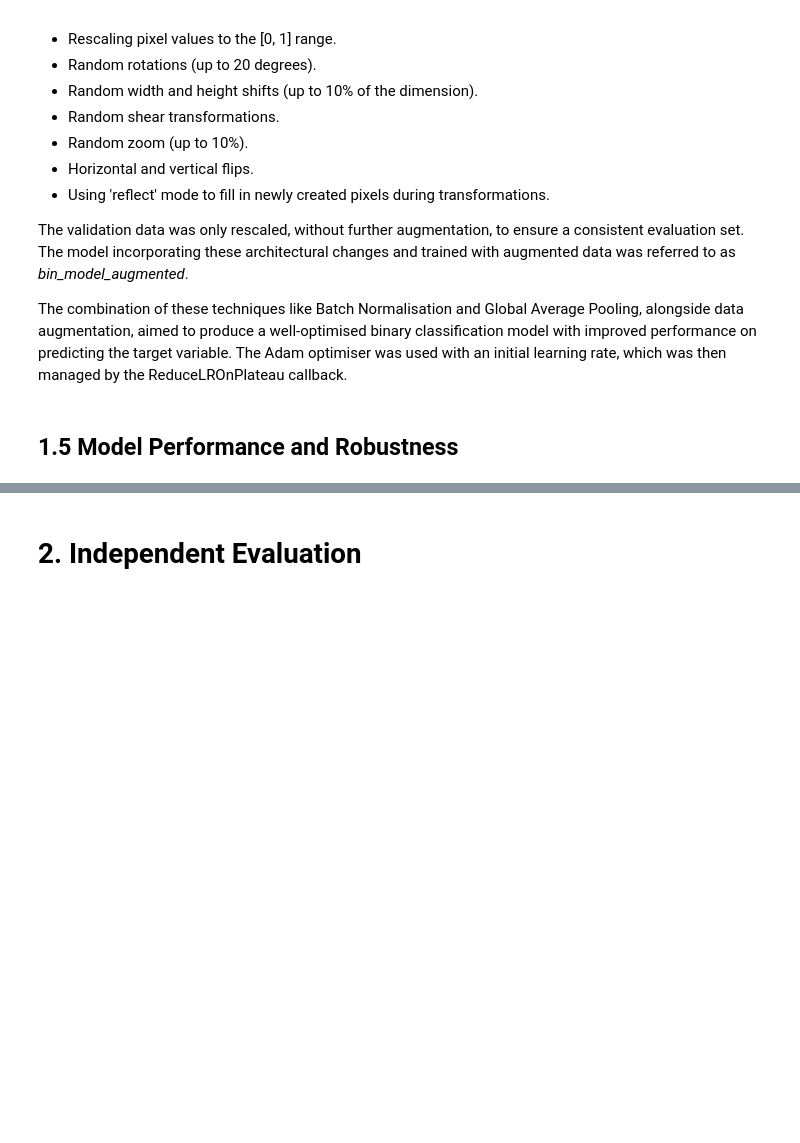
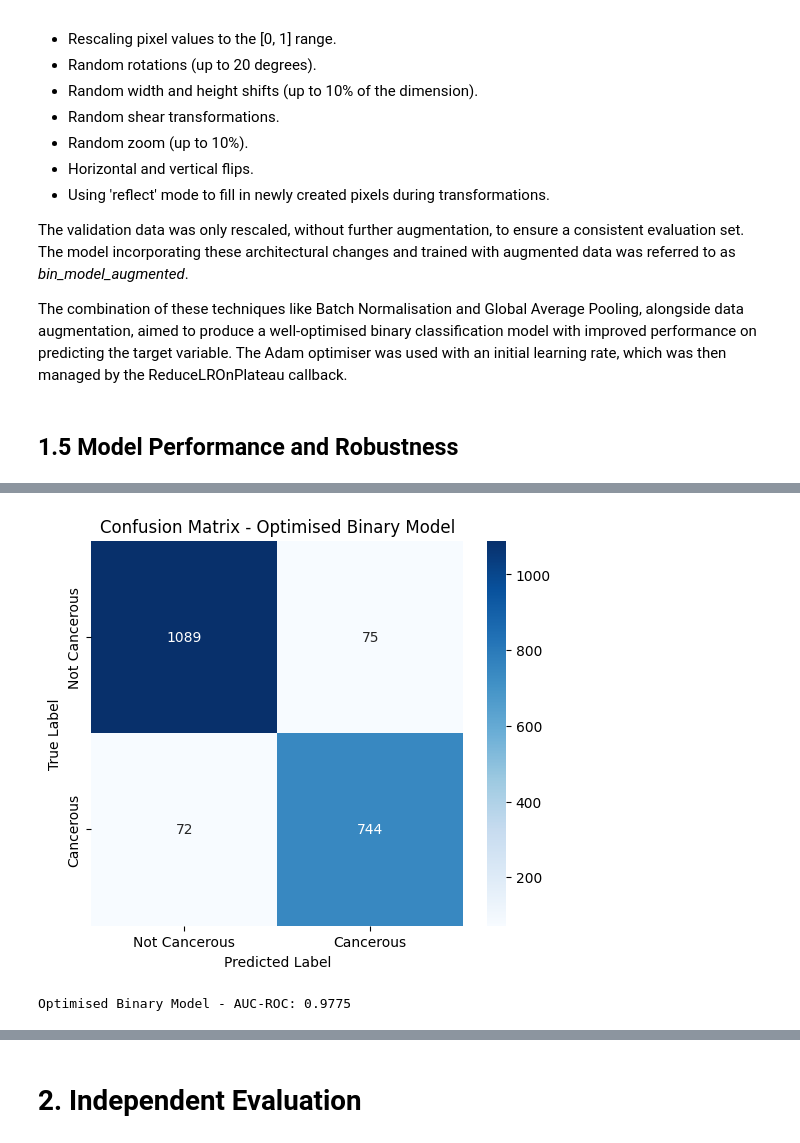
Before and after one commit to Colossus08/ML-Assignment-2, a Jupyter notebook: ML_Assignment_2.ipynb, the cells around one changed output, grey strips where cells are left out. Saved outputs shown, nothing was run; the diff lists cells and outputs as text; code cells hidden in the pictures; blank space fills up the shorter version.

```diff
--- a/ML_Assignment_2.ipynb
+++ b/ML_Assignment_2.ipynb
@@ -1669,0 +1766,6 @@ The combination of these techniques like Batch Normalisation and Global Average
+# %%
+bin_val_pred_optimised_prob = bin_model_augmented.predict(bin_validation_generator, steps=len(bin_validation_generator), verbose=1)
+
+bin_val_pred_optimised_classes = (bin_val_pred_optimised_prob > 0.5).astype(int).flatten()
+
+bin_true_classes_optimised = bin_validation_generator.classes
@@ -1669,0 +1782,6 @@ The combination of these techniques like Batch Normalisation and Global Average
+# %%
+cm_bin_optimised = confusion_matrix(bin_true_classes_optimised, bin_val_pred_optimised_classes)
+
+tn_bin_optimised, fp_bin_optimised, fn_bin_optimised, tp_bin_optimised = cm_bin_optimised.ravel()
+
+bin_specificity_optimised = tn_bin_optimised / (tn_bin_optimised + fp_bin_optimised) if (tn_bin_optimised + fp_bin_optimised) > 0 else 0
@@ -1669,0 +1815,17 @@ The combination of these techniques like Batch Normalisation and Global Average
+# %%
+plt.figure(figsize=(6, 5))
+sns.heatmap(cm_bin_optimised, annot=True, fmt='d', cmap='Blues', xticklabels=['Not Cancerous', 'Cancerous'], yticklabels=['Not Cancerous', 'Cancerous'])
+plt.title('Confusion Matrix - Optimised Binary Model')
+plt.xlabel('Predicted Label')
+plt.ylabel('True Label')
+plt.show()
+# %% [output]
+[figure, added]
+# %%
+fpr_bin_optimised, tpr_bin_optimised, _ = roc_curve(bin_true_classes_optimised, bin_val_pred_optimised_prob)
+
+roc_auc_bin_optimised = auc(fpr_bin_optimised, tpr_bin_optimised)
+
+print(f"Optimised Binary Model - AUC-ROC: {roc_auc_bin_optimised:.4f}")
+# %% [output]
+Optimised Binary Model - AUC-ROC: 0.9775
```
Also changed, not shown: parts of 34 cells of this notebook.
